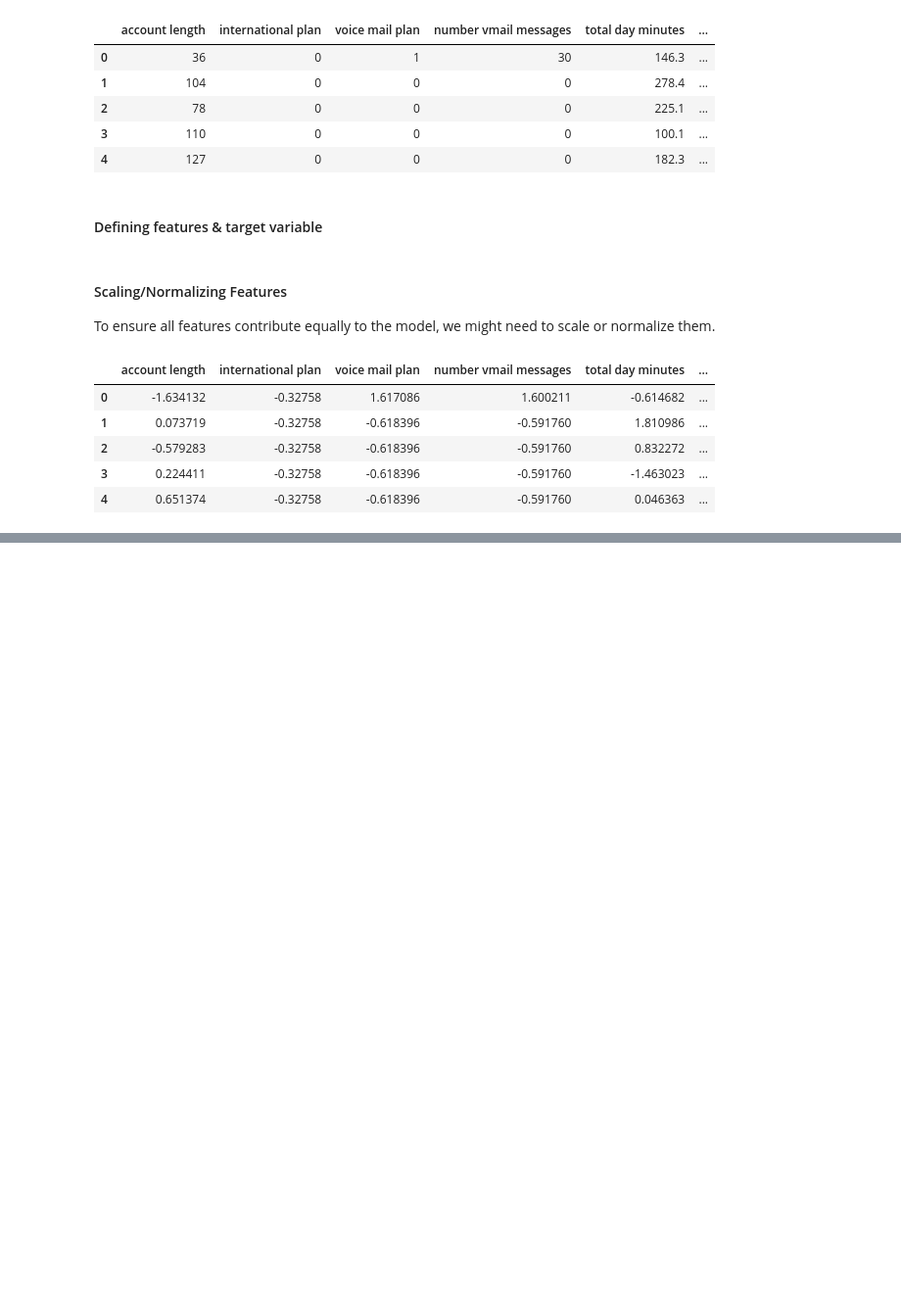
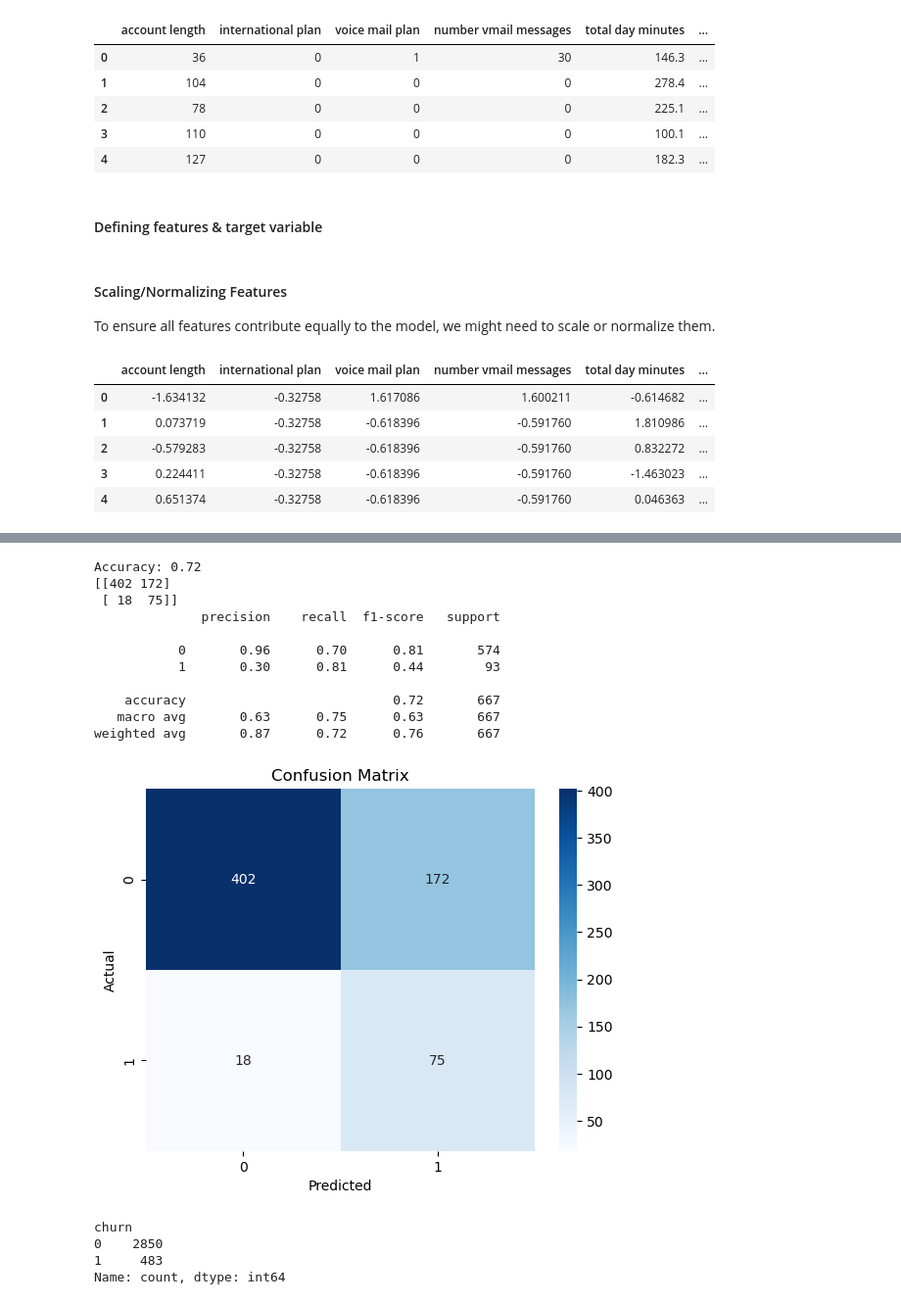
Before and after one commit to Hafsa-mohamed-Ad3n/Syria_tel-Churn-Analysis, a Jupyter notebook: Churn.ipynb, the cells around one changed output, grey strips where cells are left out. Shown at 98% size. Drawn from its saved outputs; the diff is of its cells as text; code cells hidden in the pictures; blank space fills up the shorter version.

```diff
--- a/Churn.ipynb
+++ b/Churn.ipynb
@@ -974,0 +1035,52 @@ PermissionError: [Errno 13] Permission denied: 'Data\\Customer_churn_with_analys
+# %%
+# Split the data
+X_train, X_test, y_train, y_test = train_test_split(X, y, test_size=0.2, random_state=42)
+
+# Apply SMOTE to only the training data - This handles class imbalance
+smote = SMOTE(random_state=42)
+X_train_resampled, y_train_resampled = smote.fit_resample(X_train, y_train)
+
+# Scaling the resampled training data and test data
+scaler = StandardScaler()
+X_train_scaled = scaler.fit_transform(X_train_resampled)
+X_test_scaled = scaler.transform(X_test)
+
+# Training the model on resampled and scaled data
+model_1 = LogisticRegression(random_state=42)
+model_1.fit(X_train_scaled, y_train_resampled)
+
+# Predictions
+y_pred = model_1.predict(X_test_scaled)
+
+# Evaluation
+accuracy = accuracy_score(y_test, y_pred)
+print(f"Accuracy: {accuracy:.2f}")
+
+print(confusion_matrix(y_test, y_pred))
+print(classification_report(y_test, y_pred))
+
+cm = confusion_matrix(y_test, y_pred)
+sns.heatmap(cm, annot=True, fmt='d', cmap='Blues')
+plt.xlabel('Predicted')
+plt.ylabel('Actual')
+plt.title('Confusion Matrix')
+plt.show()
+
+print(y.value_counts())
+# %% [output]
+Accuracy: 0.72
+[[402 172]
+ [ 18  75]]
+              precision    recall  f1-score   support
+
+           0       0.96      0.70      0.81       574
+           1       0.30      0.81      0.44        93
+
+    accuracy                           0.72       667
+   macro avg       0.63      0.75      0.63       667
+weighted avg       0.87      0.72      0.76       667
+[figure, added]
+churn
+0    2850
+1     483
+Name: count, dtype: int64
```
Also changed, not shown: parts of 23 cells of this notebook, 1 other file.
